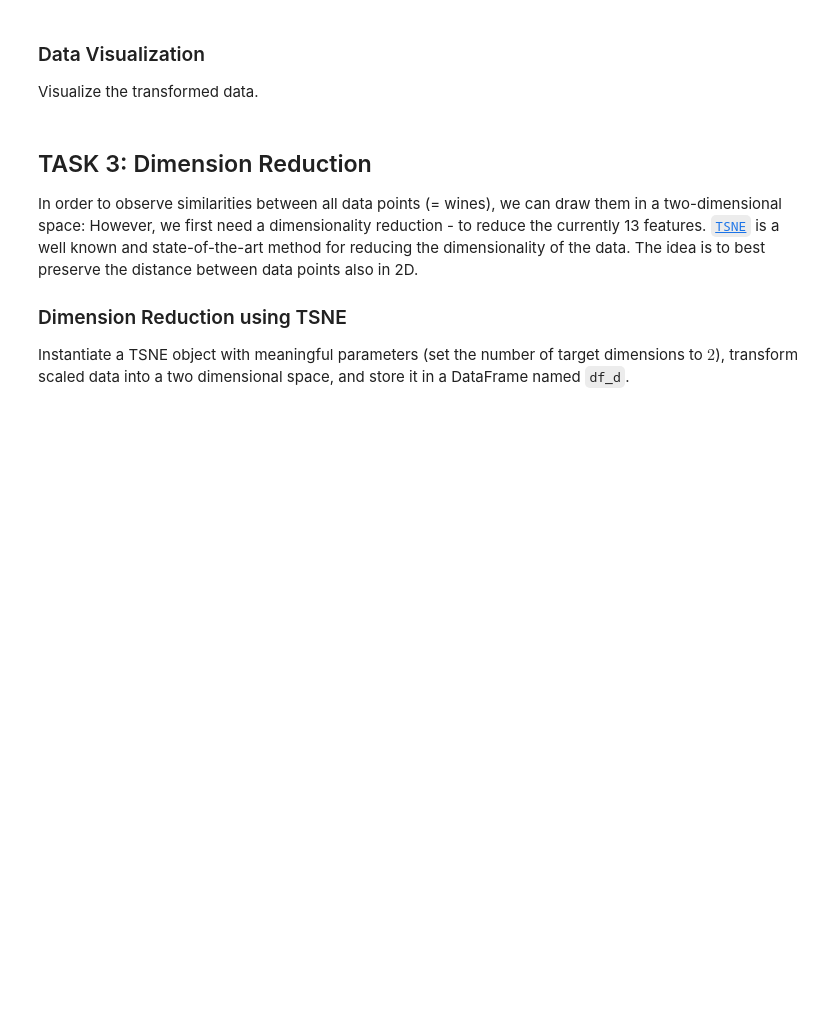
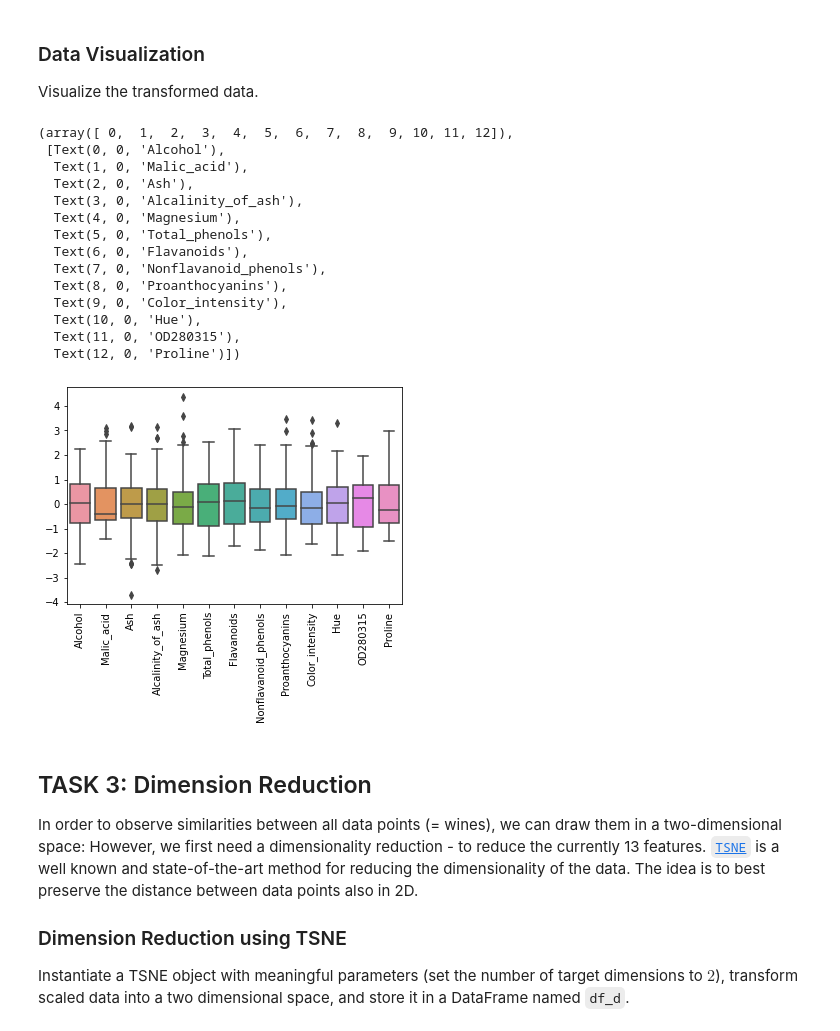
Before and after one commit to m-langer/FH-DataAnalysisP, a Jupyter notebook: LAB/03_ContinuousData.ipynb, the cells around one changed output. Cells and saved outputs as stored; diff of their text form; code cells hidden in the pictures; blank space fills up the shorter version.

```diff
--- a/LAB/03_ContinuousData.ipynb
+++ b/LAB/03_ContinuousData.ipynb
@@ -83,3 +100,10 @@ raise NotImplementedError()
+# %%
+# YOUR CODE HERE
+# raise NotImplementedError()
+from sklearn.preprocessing import StandardScaler
+s = StandardScaler()
+data = s.fit_transform(df)
+df_s = pd.DataFrame(data,columns=df.columns)
 # %%
 # Ignore this cell - this is for automatic grading.
 # %% [markdown]
@@ -88,7 +112,25 @@ raise NotImplementedError()
 Visualize the transformed data.
 # %%
 # YOUR CODE HERE
-raise NotImplementedError()
+# raise NotImplementedError()
+ax = sns.boxplot(data=df_s)
+plt.xticks(rotation=90)
+# %% [output]
+(array([ 0,  1,  2,  3,  4,  5,  6,  7,  8,  9, 10, 11, 12]),
+ [Text(0, 0, 'Alcohol'),
+  Text(1, 0, 'Malic_acid'),
+  Text(2, 0, 'Ash'),
+  Text(3, 0, 'Alcalinity_of_ash'),
+  Text(4, 0, 'Magnesium'),
+  Text(5, 0, 'Total_phenols'),
+  Text(6, 0, 'Flavanoids'),
+  Text(7, 0, 'Nonflavanoid_phenols'),
+  Text(8, 0, 'Proanthocyanins'),
+  Text(9, 0, 'Color_intensity'),
+  Text(10, 0, 'Hue'),
+  Text(11, 0, 'OD280315'),
+  Text(12, 0, 'Proline')])
+[figure, added]
 # %% [markdown]
 ## TASK 3: Dimension Reduction
 
```
Also changed, not shown: parts of 14 cells of this notebook, 16 other files.
